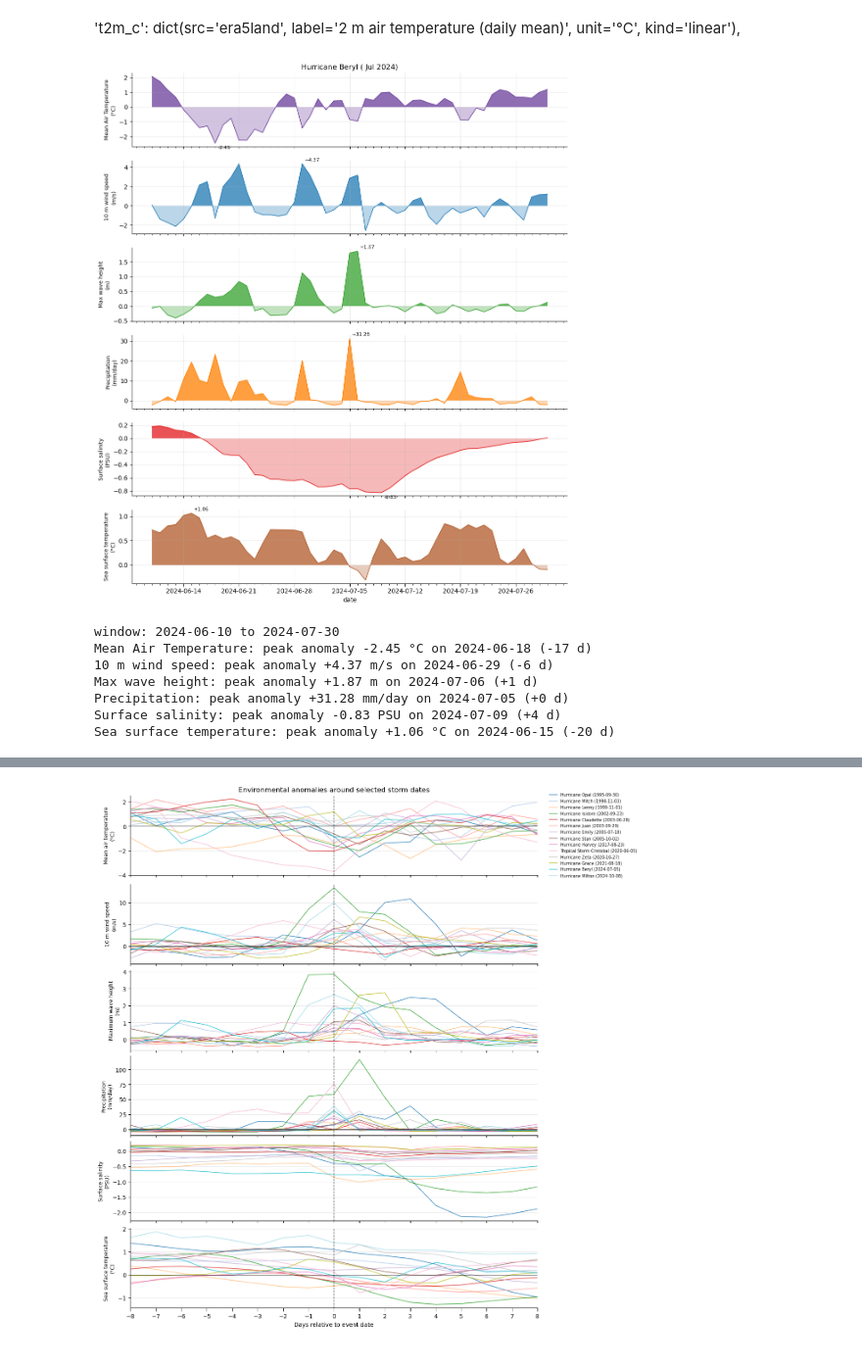
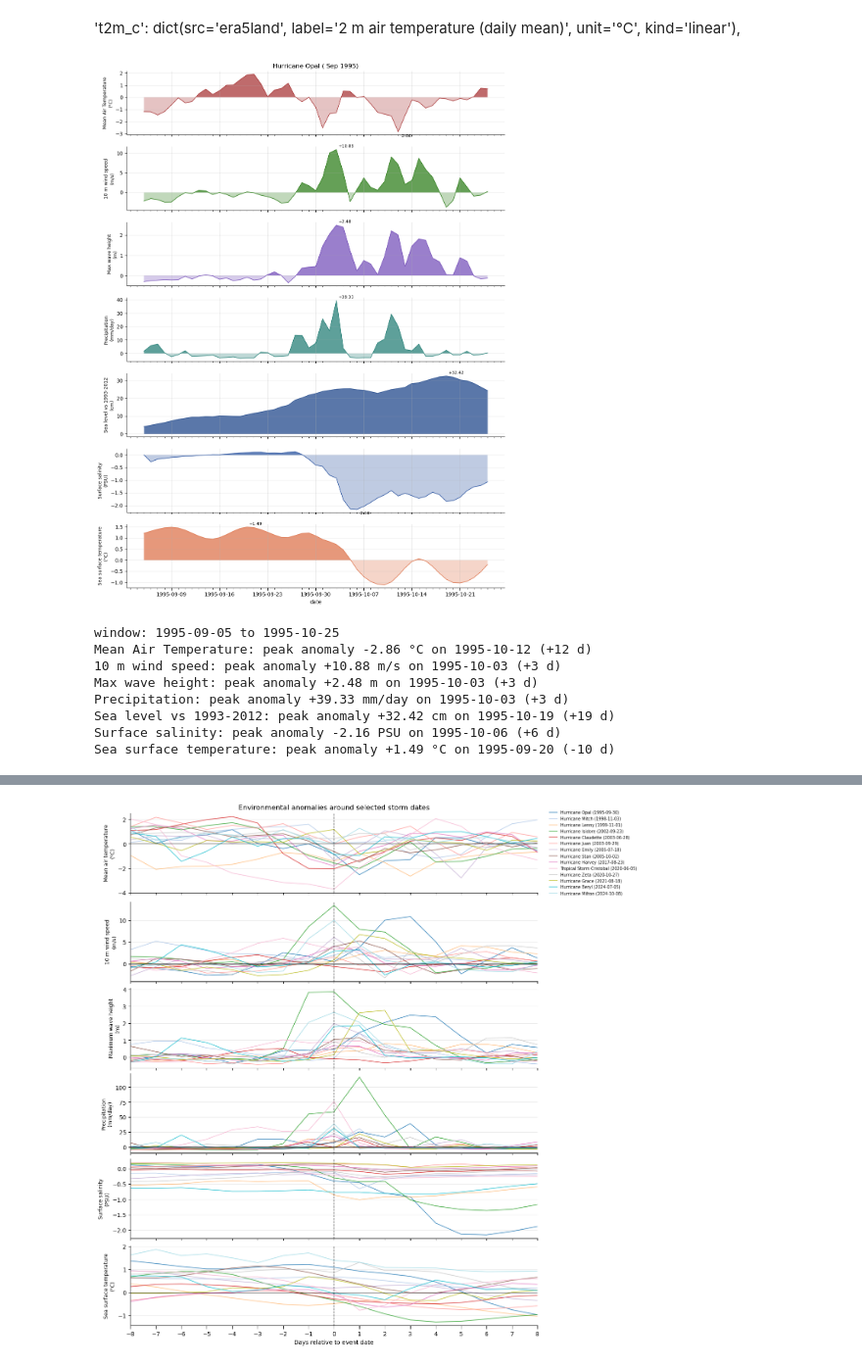
Before and after one commit to florisytzen5/MDP, a Jupyter notebook: Climatology/Clima_v5.ipynb, the cells around one changed output, grey strips where cells are left out. Shown at 98% size. Drawn from its saved outputs; the diff is of its cells as text; code cells hidden in the pictures.

```diff
--- a/Climatology/Clima_v5.ipynb
+++ b/Climatology/Clima_v5.ipynb
@@ -7,6 +7,7 @@ FILES = {
     'era5land': 'Sisal_ERA5Land_daily_all.csv',
     'era5':     'Sisal_ERA5_daily_all.csv',
     'hycom':    'Sisal_HYCOM_daily_all.csv',
+    'sealevel': 'Sealevelstorm/StormSeaLevel_cell_Updated.csv',
 }
 
 # kind:    'linear'   ordinary variable (averaged)
@@ -323,8 +324,8 @@ plt.show()
 # %%
 import matplotlib.dates as mdates
 
-EVENT_NAME = 'Hurricane Beryl'
-EVENT_DATE = '2024-07-05'
+EVENT_NAME = 'Hurricane Opal'
+EVENT_DATE = '1995-09-30'
 DAYS_BEFORE = 25
 DAYS_AFTER = 25
 
@@ -332,15 +333,19 @@ FILES = {
     'era5':     'Sisal_ERA5_daily_all.csv',
     'era5land': 'Sisal_ERA5Land_daily_all.csv',
     'hycom':    'Sisal_HYCOM_daily_all.csv',
+    'sealevel': 'StormSeaLevel_cell_Updated.csv',
 }
 
+COLORS = {'tmax': '#aa3a3b', 'tmin': '#296a9b', 'sst': '#de764f', 'rain': '#288178',
+          'sal': '#2c55a1', 'wind': '#32801f', 'wave': '#7954bb', 'sea': '#234a8c', 'storm': '#555555'}
 PANELS = [
-    ('era5land', 't2m_c_c1',              'Mean Air Temperature', '°C',   '#6a3d9a'),
-    ('era5',     'wind_speed_ms',        '10 m wind speed',         'm/s',   '#1f78b4'),
-    ('era5',     'hs_max_m',             'Max wave height',         'm',     '#33a02c'),
-    ('era5land', 'precip_mm_c1',         'Precipitation',           'mm/day','#ff7f00'),
-    ('hycom',    'salinity_surface_psu', 'Surface salinity',        'PSU',   '#e31a1c'),
-    ('era5',     'sst_c',                'Sea surface temperature', '°C', '#b15928'),
+    ('era5land', 't2m_c_c1',              'Mean Air Temperature', '°C',   '#aa3a3b'),
+    ('era5',     'wind_speed_ms',        '10 m wind speed',         'm/s',   '#32801f'),
+    ('era5',     'hs_max_m',             'Max wave height',         'm',     '#7954bb'),
+    ('era5land', 'precip_mm_c1',         'Precipitation',           'mm/day','#288178'),
+    ('sealevel', 'sla_cm',               'Sea level vs 1993-2012',  'cm',    '#234a8c'),
+    ('hycom',    'salinity_surface_psu', 'Surface salinity',        'PSU',   '#2c55a1'),
+    ('era5',     'sst_c',                'Sea surface temperature', '°C', '#de764f'),
 ]
 
 def load(path):
@@ -368,12 +373,21 @@ def anomaly(s, window=11, smooth=31):
     clim.index = range(1, 366)
     return s - clim.reindex(doy365(s.index)).values
 
+def storm_anomaly(src, col):
+    s = data[src][col]
+    if src == 'sealevel':
+        return s
+    return anomaly(s)
+
 data = {}
 for key, path in FILES.items():
     try:
         data[key] = load(path)
     except FileNotFoundError:
         print('missing file, skipping:', path)
+
+if 'sealevel' in data:
+    data['sealevel']['sla_cm'] = data['sealevel']['sla'] * 100
 
 panels = [p for p in PANELS if p[0] in data and p[1] in data[p[0]].columns]
 missing = [p[1] for p in PANELS if p not in panels]
@@ -389,7 +403,7 @@ if len(panels) == 1:
     axes = [axes]
 
 for ax, (src, col, label, unit, color) in zip(axes, panels):
-    a = anomaly(data[src][col])
+    a = storm_anomaly(src, col)
     w = a.loc[lo:hi]
     ax.fill_between(w.index, w.values, 0, where=(w.values >= 0), color=color, alpha=0.75,
                     interpolate=True, linewidth=0)
@@ -406,39 +420,40 @@ for ax, (src, col, label, unit, color) in zip(axes, panels):
     if valid_w.empty:
         ax.text(0.5, 0.5, 'No data in window', transform=ax.transAxes,
                 ha='center', va='center')
         continue
 
     peak = valid_w.abs().idxmax()
     ax.annotate(f'{valid_w.loc[peak]:+.2f}', xy=(peak, valid_w.loc[peak]), fontsize=8,
                 xytext=(4, 4 if valid_w.loc[peak] >= 0 else -10), textcoords='offset points')
 
 # Keep weekly labels, with shorter daily tick marks between them.
 axes[-1].xaxis.set_major_locator(mdates.DayLocator(interval=7))
 axes[-1].xaxis.set_minor_locator(mdates.DayLocator(interval=1))
 axes[-1].tick_params(axis='x', which='major', length=5, color='black')
 axes[-1].tick_params(axis='x', which='minor', length=3, color='black')
 
 axes[0].set_title(f'{EVENT_NAME} ({t0: %b %Y})',
                   fontsize=12)
 axes[-1].set_xlabel('date')
 fig.tight_layout()
 plt.show()
 
 print(f'window: {lo:%Y-%m-%d} to {hi:%Y-%m-%d}')
 for src, col, label, unit, _ in panels:
-    w = anomaly(data[src][col]).loc[lo:hi]
+    w = storm_anomaly(src, col).loc[lo:hi]
     if w.dropna().empty:
         print(f'{label}: no data in window')
         continue
     peak = w.abs().idxmax()
     print(f'{label}: peak anomaly {w.loc[peak]:+.2f} {unit} on {peak:%Y-%m-%d} '
           f'({(peak - t0).days:+d} d)')
 # %% [output]
-[figure, old version]
+[figure, new version]
-window: 2024-06-10 to 2024-07-30
-Mean Air Temperature: peak anomaly -2.45 °C on 2024-06-18 (-17 d)
-10 m wind speed: peak anomaly +4.37 m/s on 2024-06-29 (-6 d)
-Max wave height: peak anomaly +1.87 m on 2024-07-06 (+1 d)
-Precipitation: peak anomaly +31.28 mm/day on 2024-07-05 (+0 d)
-Surface salinity: peak anomaly -0.83 PSU on 2024-07-09 (+4 d)
-Sea surface temperature: peak anomaly +1.06 °C on 2024-06-15 (-20 d)
+window: 1995-09-05 to 1995-10-25
+Mean Air Temperature: peak anomaly -2.86 °C on 1995-10-12 (+12 d)
+10 m wind speed: peak anomaly +10.88 m/s on 1995-10-03 (+3 d)
+Max wave height: peak anomaly +2.48 m on 1995-10-03 (+3 d)
+Precipitation: peak anomaly +39.33 mm/day on 1995-10-03 (+3 d)
+Sea level vs 1993-2012: peak anomaly +32.42 cm on 1995-10-19 (+19 d)
+Surface salinity: peak anomaly -2.16 PSU on 1995-10-06 (+6 d)
+Sea surface temperature: peak anomaly +1.49 °C on 1995-09-20 (-10 d)
```
Also changed, not shown: parts of 1 cell of this notebook.
